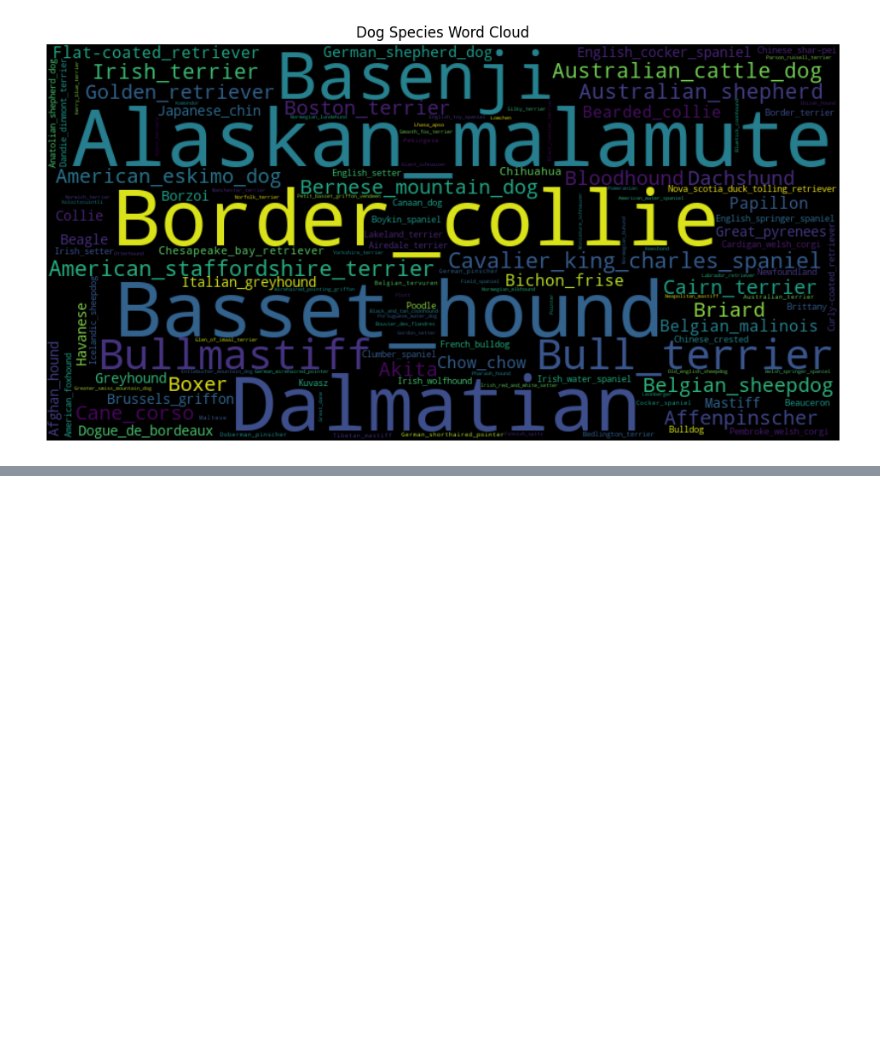
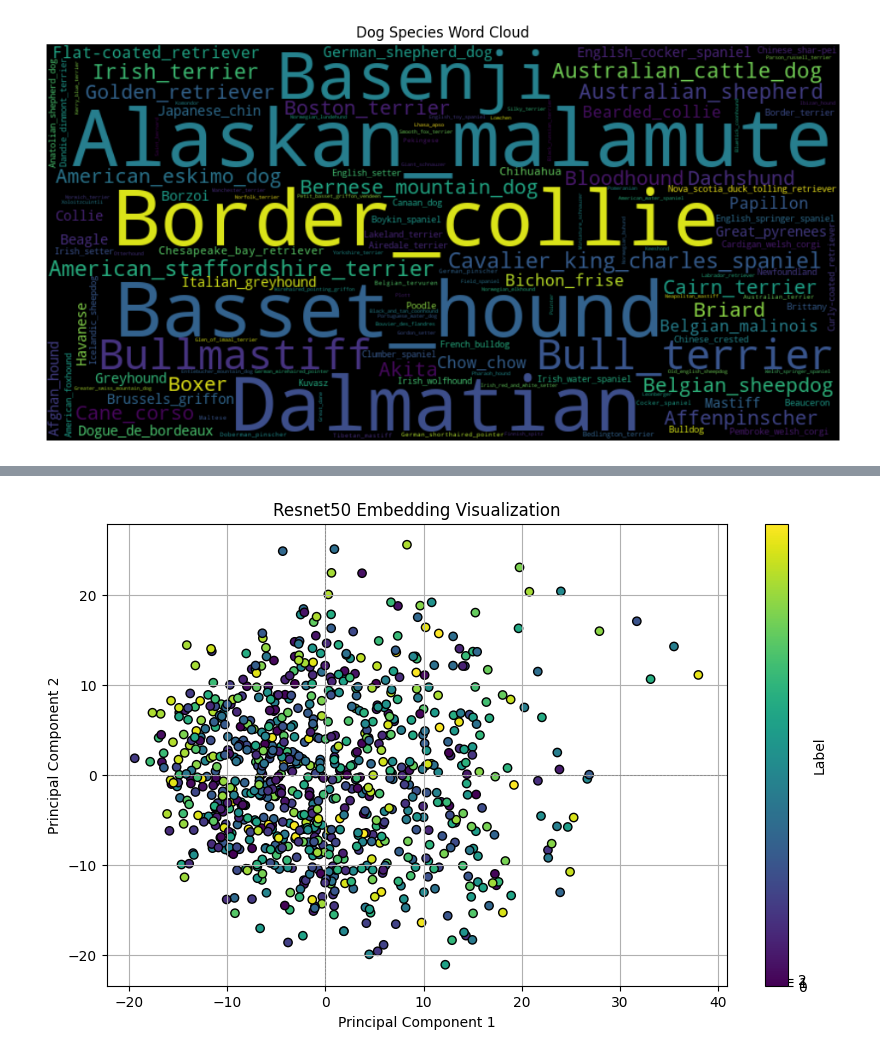
Before and after one commit to thien8226/Udacity-Project-3, a Jupyter notebook: EDA.ipynb, the cells around one changed output, grey strips where cells are left out. Saved outputs shown, nothing was run; the diff lists cells and outputs as text; code cells hidden in the pictures; blank space fills up the shorter version.

```diff
--- a/EDA.ipynb
+++ b/EDA.ipynb
@@ -44,0 +94,34 @@ plt.show()
+# %%
+# Example data
+# Assume X is your data matrix with shape (n_samples, n_features)
+# Here, we create a random data matrix for demonstration
+X = test_Resnet50.squeeze()
+
+# Standardize the data
+scaler = StandardScaler()
+X_scaled = scaler.fit_transform(X)
+
+# Apply PCA
+pca = PCA(n_components=2)
+principal_components = pca.fit_transform(X_scaled)
+
+# Extract the first two principal components
+pc1 = principal_components[:, 0]
+pc2 = principal_components[:, 1]
+
+# Create a scatter plot with labels as colors
+plt.figure(figsize=(10, 6))
+scatter = plt.scatter(pc1, pc2, c=test_targets, cmap='viridis', edgecolor='k')
+plt.xlabel('Principal Component 1')
+plt.ylabel('Principal Component 2')
+plt.title('Resnet50 Embedding Visualization')
+
+# Add a color bar
+cbar = plt.colorbar(scatter, ticks=[0, 1, 2])
+cbar.set_label('Label')
+plt.axhline(0, color='grey', linestyle='--', linewidth=0.5)
+plt.axvline(0, color='grey', linestyle='--', linewidth=0.5)
+plt.grid(True)
+plt.show()
+# %% [output]
+[figure, added]
```
Also changed, not shown: parts of 6 cells of this notebook.
